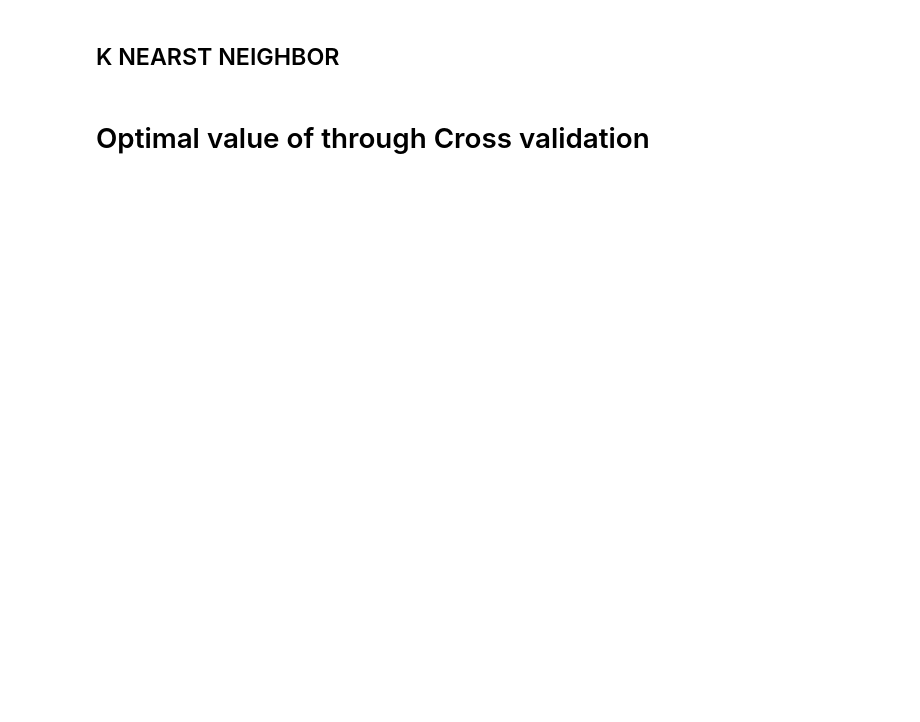
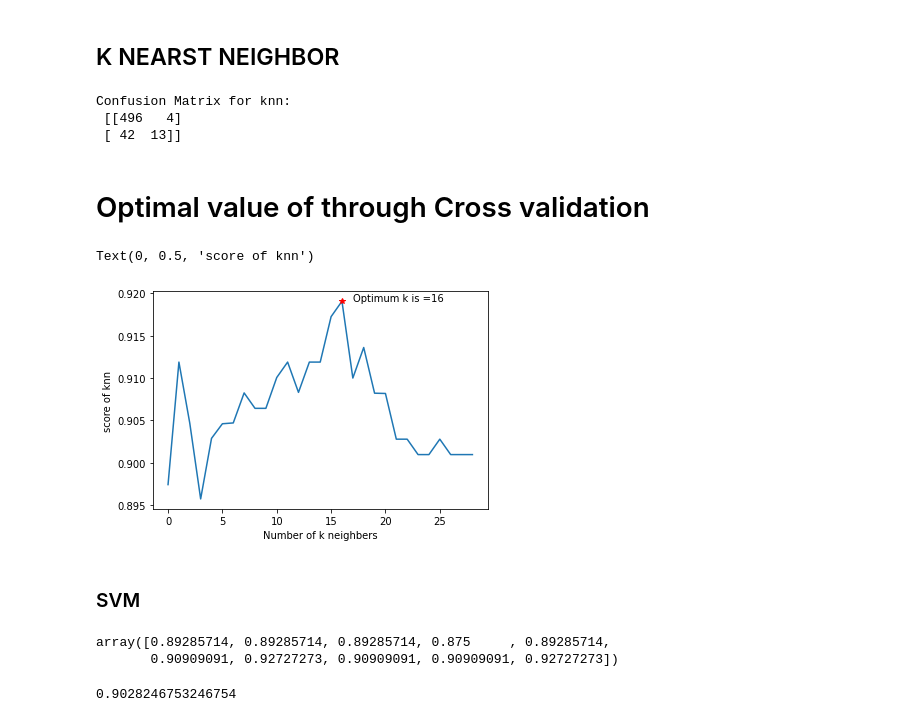
Before and after one commit to absbin/Pima_Indian_Diabetes, a Jupyter notebook: Snap_Pima_Indians_Diabetics_project.ipynb, the cells around one changed output. Saved outputs shown, nothing was run; the diff lists cells and outputs as text; code cells hidden in the pictures; blank space fills up the shorter version.

```diff
--- a/Snap_Pima_Indians_Diabetics_project.ipynb
+++ b/Snap_Pima_Indians_Diabetics_project.ipynb
@@ -416,6 +553,6 @@ columns.remove('Outcome')
 #columns=["Pregnancies", "Glucose","BloodPressure"]
 X=pima_raw[columns]
 y=pima_raw.Outcome
-X=pima_imputed_impbalance[columns]
-y=pima_imputed_impbalance.Outcome
+#X=pima_imputed_impbalance[columns]
+#y=pima_imputed_impbalance.Outcome
 # %% [markdown]
@@ -434,0 +591,4 @@ print(confusion_matrix)
+# %%
+logreg = sklearn.linear_model.LogisticRegression()
+scors=sklearn.model_selection.cross_val_score(logreg,X,y,cv=10,scoring='accuracy')
+scors
@@ -445,3 +625,7 @@ knn.fit(X,y)
 y_pred=knn.predict(X)
 cm=sklearn.metrics.confusion_matrix(y,y_pred)
 print('Confusion Matrix for knn:\n', cm)
+# %% [output]
+Confusion Matrix for knn:
+ [[496   4]
+ [ 42  13]]
@@ -456,11 +638,35 @@ inputs_train, inputs_test, outputs_train, outputs_test = sklearn.model_selection
 # %%
 k_range=range(1,30)
 k_scors=[]
 for k in k_range:
   knn=sklearn.neighbors.KNeighborsClassifier(n_neighbors=k)
   scors=sklearn.model_selection.cross_val_score(knn,X,y,cv=10,scoring='accuracy')
   k_scors.append(scors.mean())
-k_scors
+index_max=np.argmax(k_scors)
 plt.plot(k_scors)
-plt.xlabel('Number of k neighbers')b
+plt.plot(index_max,k_scors[index_max],'*r')
+plt.text(index_max+1,k_scors[index_max],'Optimum k is ={} '.format(index_max))
+
+plt.xlabel('Number of k neighbers')
 plt.ylabel('score of knn')
+# %% [output]
+Text(0, 0.5, 'score of knn')
+[figure, added]
+# %% [markdown]
+### SVM
+# %%
+svm_clf=sklearn.svm.SVC()
+scors=sklearn.model_selection.cross_val_score(svm_clf,X,y,cv=10,scoring='accuracy')
+scors
+
+
+
+#svm_clf.fit(X,y)
+#svm_clf.predict(X)
+# %% [output]
+array([0.89285714, 0.89285714, 0.89285714, 0.875     , 0.89285714,
+       0.90909091, 0.92727273, 0.90909091, 0.90909091, 0.92727273])
+# %%
+scors.mean()
+# %% [output]
+0.9028246753246754
```
Also changed, not shown: parts of 26 cells of this notebook, 3 other files.
